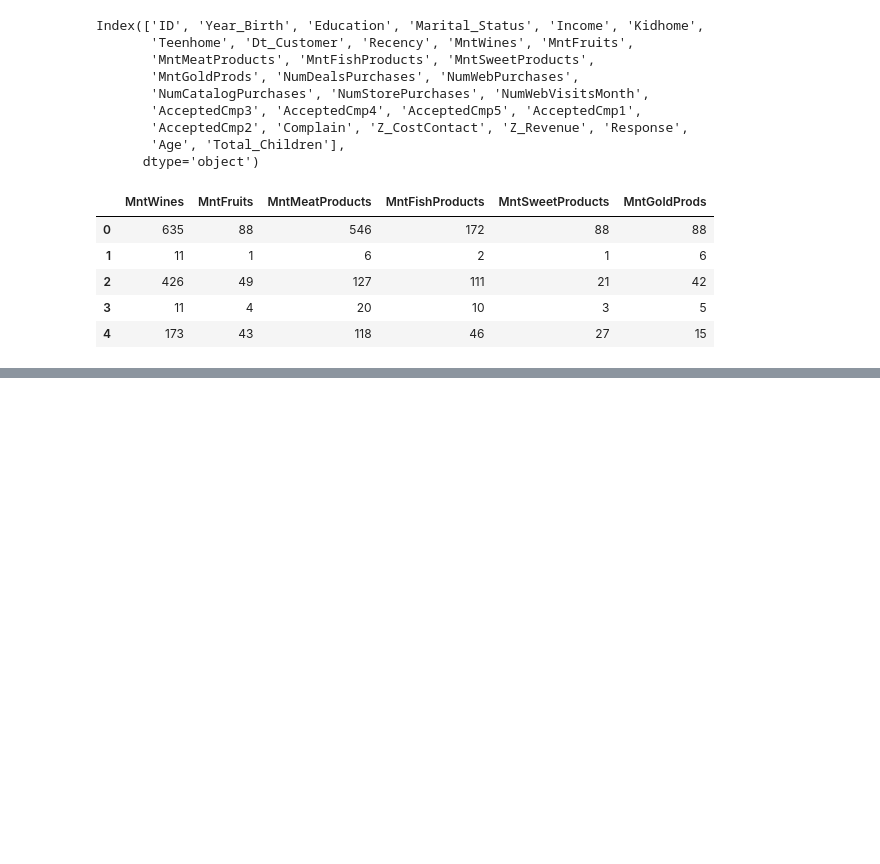
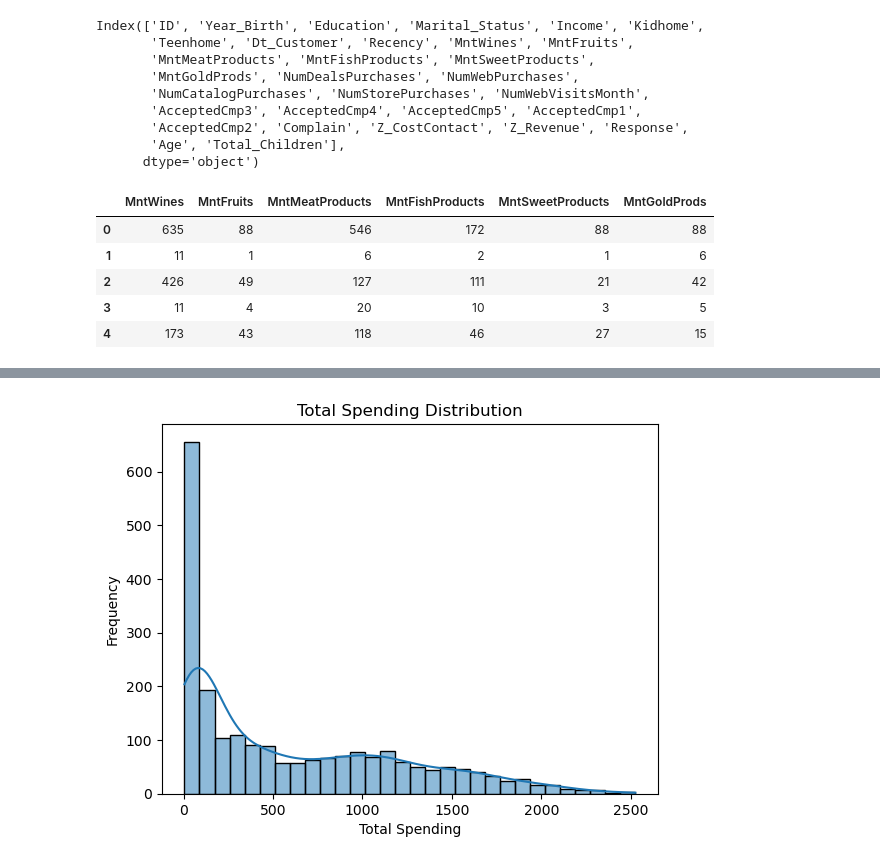
Before and after one commit to Niraj7272/DataScience, a Jupyter notebook: Practice/Machine_Learning/Unsupervised_learning/K_Mean_Project/Kmeans.ipynb, the cells around one changed output, grey strips where cells are left out. Cells and saved outputs as stored; diff of their text form; code cells hidden in the pictures; blank space fills up the shorter version.

```diff
--- a/Practice/Machine_Learning/Unsupervised_learning/K_Mean_Project/Kmeans.ipynb
+++ b/Practice/Machine_Learning/Unsupervised_learning/K_Mean_Project/Kmeans.ipynb
@@ -190,0 +345,8 @@ df[spend_cols].head()
+# %%
+sns.histplot(df['Total_Spending'], bins=30, kde=True)
+plt.title('Total Spending Distribution')
+plt.xlabel("Total Spending")
+plt.ylabel("Frequency")
+plt.show()
+# %% [output]
+[figure, added]
```
Also changed, not shown: parts of 23 cells of this notebook.
